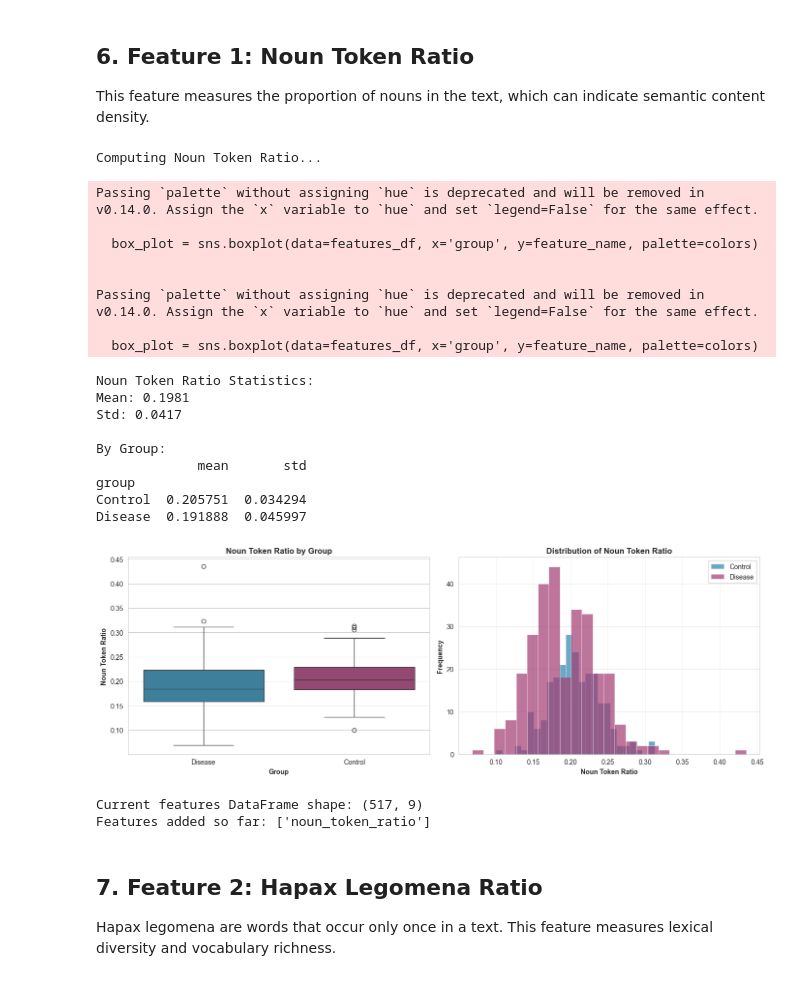
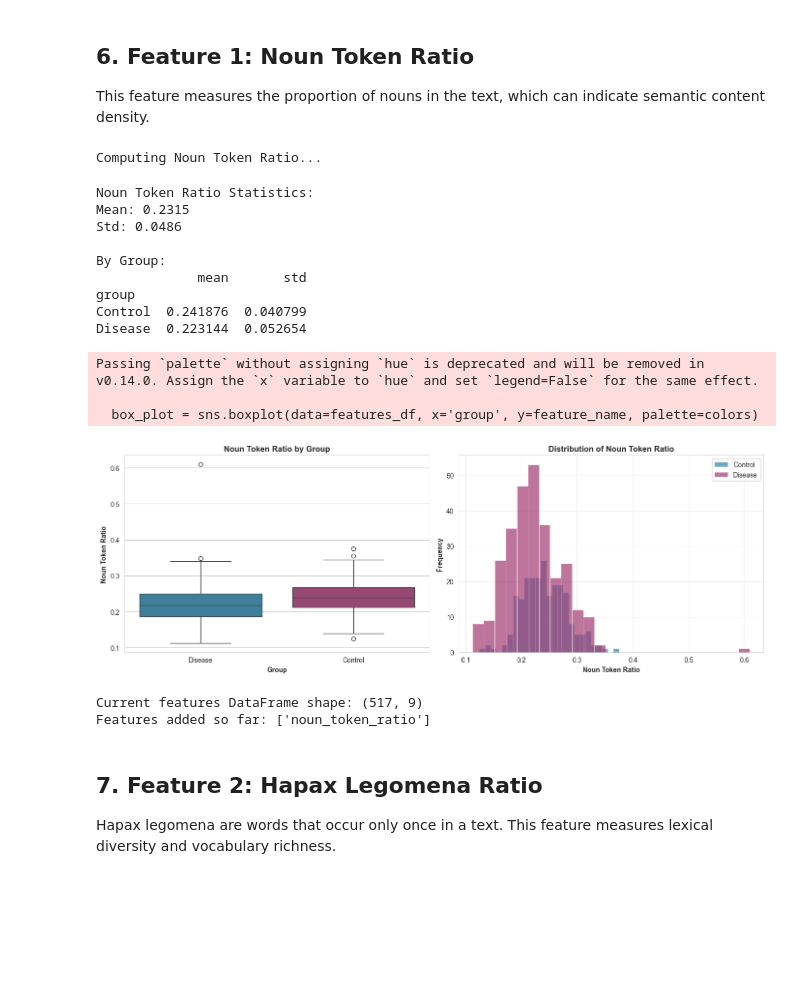
Before and after one commit to NetanelShalev/AD_LongitudinalDataGenerator, a Jupyter notebook: pitt_linguistic_analysis_notebook.ipynb, the cells around one changed output. Cells and saved outputs as stored; diff of their text form; code cells hidden in the pictures; blank space fills up the shorter version.

```diff
--- a/pitt_linguistic_analysis_notebook.ipynb
+++ b/pitt_linguistic_analysis_notebook.ipynb
@@ -78,3 +81,7 @@ NLTK version: 3.9.2
+# %%
+# Create aliases for backward compatibility with existing function names
+noun_token_ratio = nouns_freq_in_text
+hapax_legomena_ratio = word_used_once_frequency
 # %%
 # Create output directory for comparison results
 import os
@@ -474,47 +481,28 @@ Updated plotting style with improved colors and formatting.
 
 This feature measures the proportion of nouns in the text, which can indicate semantic content density.
 # %%
-def noun_token_ratio(text):
-    """Calculate the ratio of nouns to total tokens"""
-    if pd.isna(text) or text == "":
-        return 0.0
-
-    pos_tags = _pos_tags(text)
-    if not pos_tags:
-        return 0.0
-
-    noun_count = sum(1 for word, tag in pos_tags if tag.startswith('N'))
-    total_tokens = len(pos_tags)
-
-    return noun_count / total_tokens if total_tokens > 0 else 0.0
-
 # Use the reusable function for computation and visualization
 features_df = compute_and_visualize_feature(
     feature_func=noun_token_ratio,
     feature_name='noun_token_ratio',
     feature_description='Noun Token Ratio',
     features_df=features_df
 )
 # %% [output]
 Computing Noun Token Ratio...
-Passing `palette` without assigning `hue` is deprecated and will be removed in v0.14.0. Assign the `x` variable to `hue` and set `legend=False` for the same effect.
+Noun Token Ratio Statistics:
+Mean: 0.2315
+Std: 0.0486
 
-  box_plot = sns.boxplot(data=features_df, x='group', y=feature_name, palette=colors)
-
-
-Passing `palette` without assigning `hue` is deprecated and will be removed in v0.14.0. Assign the `x` variable to `hue` and set `legend=False` for the same effect.
-
-  box_plot = sns.boxplot(data=features_df, x='group', y=feature_name, palette=colors)
+By Group:
+             mean       std
+group
+Control  0.241876  0.040799
+Disease  0.223144  0.052654
-Noun Token Ratio Statistics:
-Mean: 0.1981
-Std: 0.0417
+Passing `palette` without assigning `hue` is deprecated and will be removed in v0.14.0. Assign the `x` variable to `hue` and set `legend=False` for the same effect.
 
-By Group:
-             mean       std
-group
-Control  0.205751  0.034294
-Disease  0.191888  0.045997
+  box_plot = sns.boxplot(data=features_df, x='group', y=feature_name, palette=colors)
-[figure, old version]
+[figure, new version]
 Current features DataFrame shape: (517, 9)
 Features added so far: ['noun_token_ratio']
 # %% [markdown]
```
Also changed, not shown: parts of 26 cells of this notebook, 13 other files.
